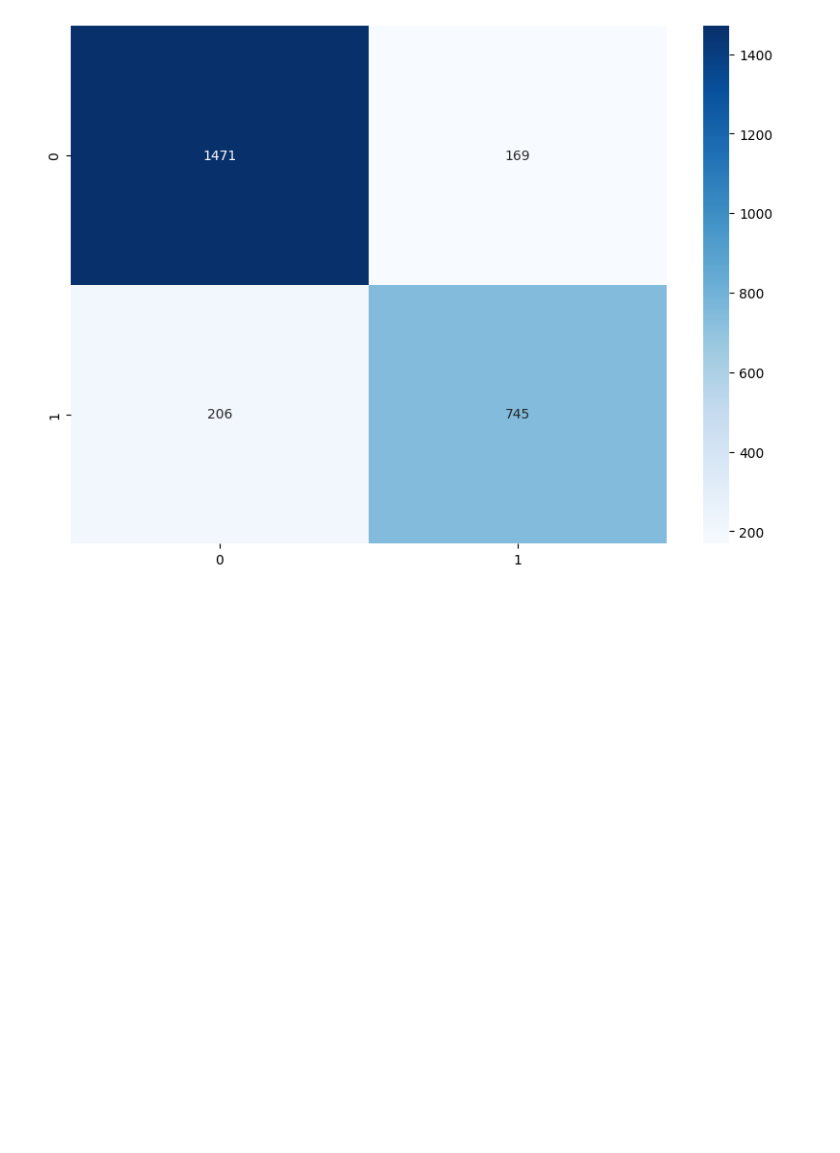
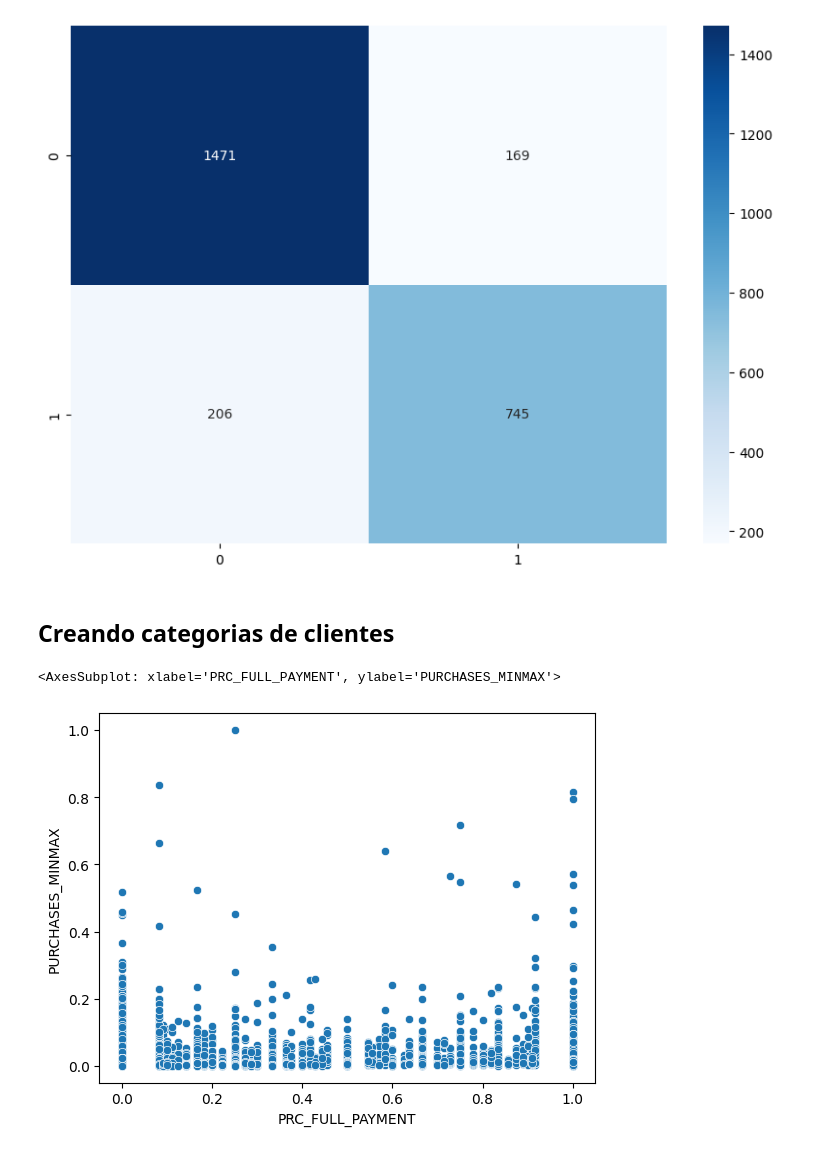
Before and after one commit to Javier-Mazariegos/proyecto_final_elements, a Jupyter notebook: proyecto.ipynb, the cells around one changed output. Cells and saved outputs as stored; diff of their text form; code cells hidden in the pictures; blank space fills up the shorter version.

```diff
--- a/proyecto.ipynb
+++ b/proyecto.ipynb
@@ -782,3 +781,15 @@ sns.heatmap(cm, annot=True, cmap='Blues', fmt='g')
 # %% [output]
 <AxesSubplot: >
 [figure]
+# %% [markdown]
+## Creando categorias de clientes
+# %%
+from sklearn.preprocessing import MinMaxScaler
+scaler = MinMaxScaler()
+
+dataset["PURCHASES_MINMAX"] =scaler.fit_transform(dataset[["PURCHASES"]])
+# %%
+sns.scatterplot(dataset, x = "PRC_FULL_PAYMENT", y = "PURCHASES_MINMAX")
+# %% [output]
+<AxesSubplot: xlabel='PRC_FULL_PAYMENT', ylabel='PURCHASES_MINMAX'>
+[figure, added]
```
Also changed, not shown: parts of 23 cells of this notebook.
